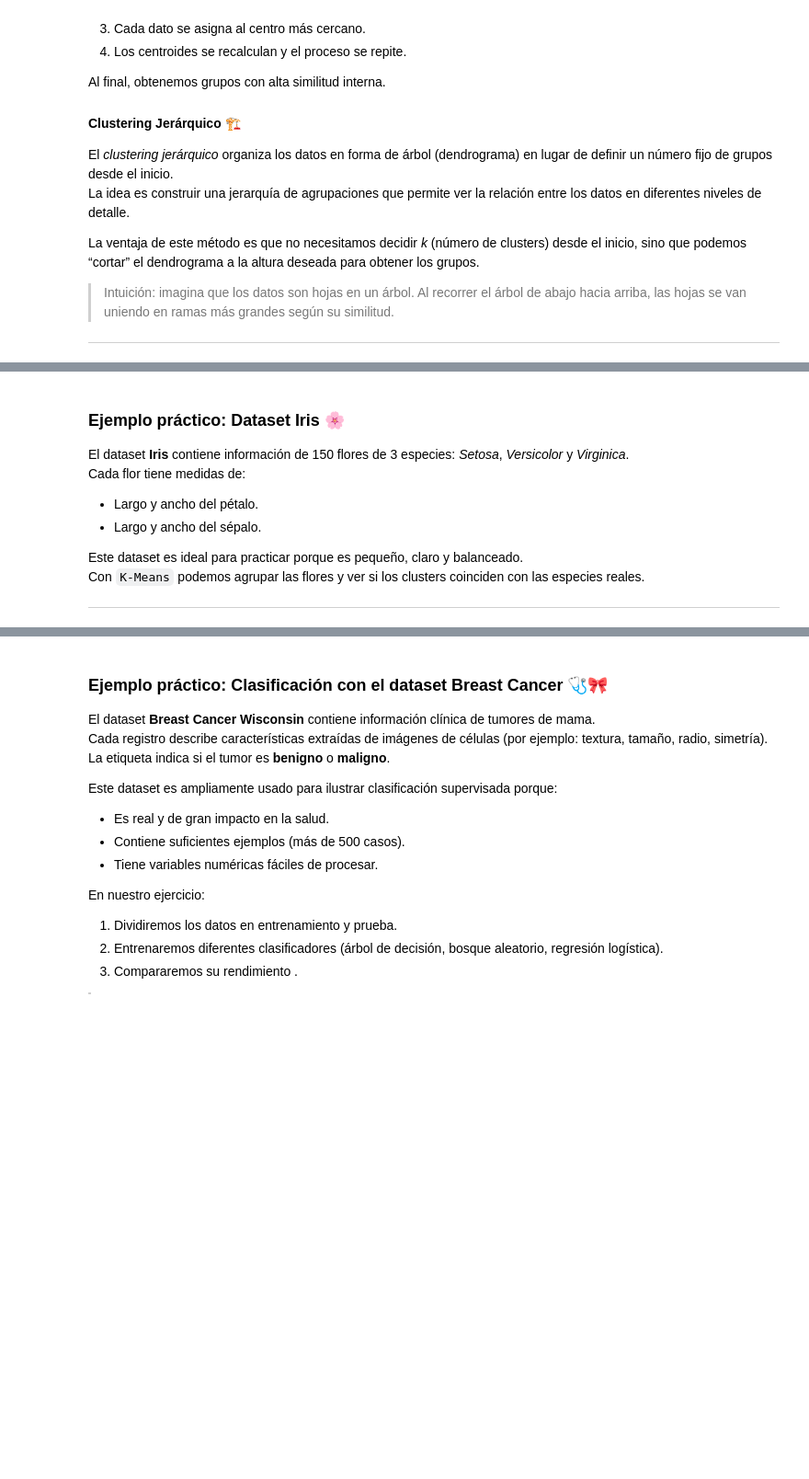
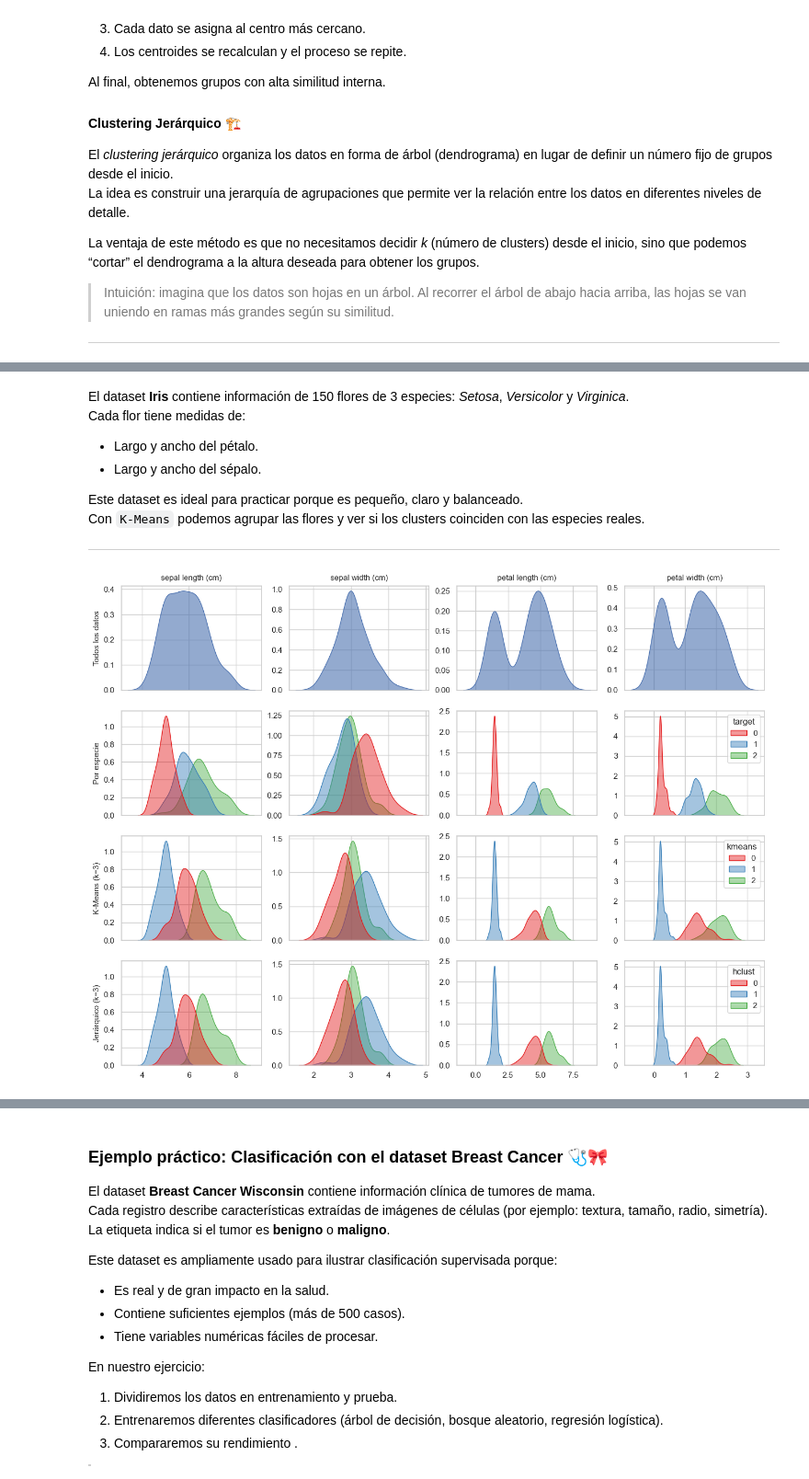
Before and after one commit to zyntonyson/bootcamp_ds_da, a Jupyter notebook: 13-da-pronosticos-predicciones/25-introducion-machine-learning.ipynb, the cells around one changed output, grey strips where cells are left out. Shown: that part at 92% size. Saved outputs shown, nothing was run; the diff lists cells and outputs as text; code cells hidden in the pictures; blank space fills up the shorter version.

```diff
--- a/13-da-pronosticos-predicciones/25-introducion-machine-learning.ipynb
+++ b/13-da-pronosticos-predicciones/25-introducion-machine-learning.ipynb
@@ -79,5 +85,5 @@ La ventaja de este método es que no necesitamos decidir *k* (número de cluster
 # %% [markdown]
-### **Ejemplo práctico: Dataset Iris** 🌸
+
 El dataset **Iris** contiene información de 150 flores de 3 especies: *Setosa*, *Versicolor* y *Virginica*.
 Cada flor tiene medidas de:
 - Largo y ancho del pétalo.
@@ -145,32 +151,33 @@ for i, (row_label, hue_col) in enumerate(cases):
                 data=iris_df, x=feat, hue=hue_col,
                 fill=True, common_norm=False, alpha=0.45, linewidth=1, ax=ax,
                 palette=palette
             )
 
         # Títulos de columnas (solo en la primera fila)
         if i == 0:
             ax.set_title(feat, fontsize=11, pad=8)
 
         # Etiqueta de fila (solo en la primera columna)
         if j == 0:
             ax.set_ylabel(row_label, fontsize=11)
         else:
             ax.set_ylabel(None)
 
         # Leyendas: solo mostrar en la última columna para evitar clutter
         if j != len(features) - 1:
             leg = ax.get_legend()
             if leg is not None:
                 leg.remove()
         else:
             # Ajustar título de la leyenda por estética
             leg = ax.get_legend()
             if leg is not None and hue_col is not None:
                 leg.set_title(hue_col)
 
         # Limpiar detalles menores
         ax.set_xlabel(None)
 
-# Ajustes finales
-plt.tight_layout()
+
 plt.show()
+# %% [output]
+[figure, added]
```
Also changed, not shown: parts of 6 cells of this notebook.
